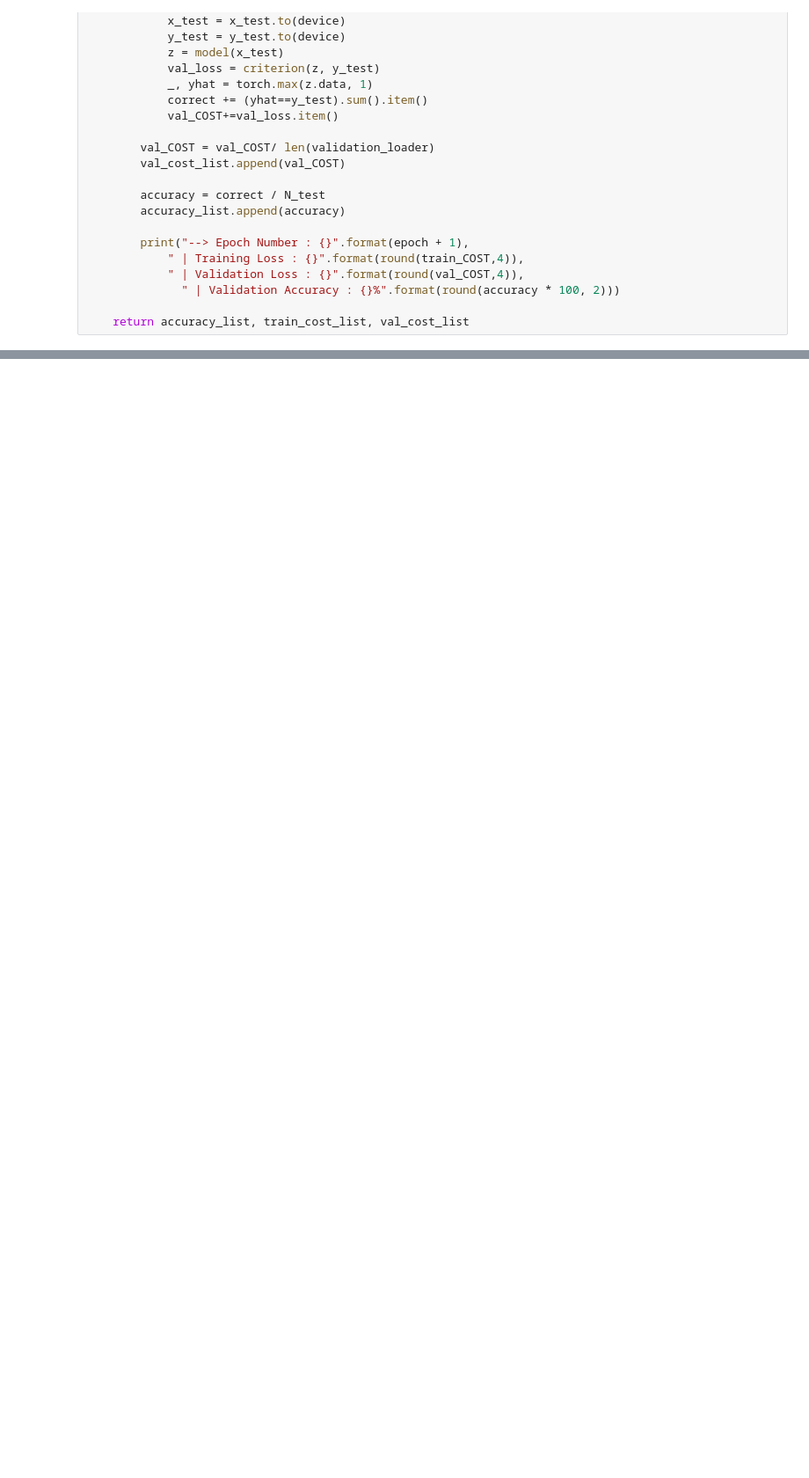
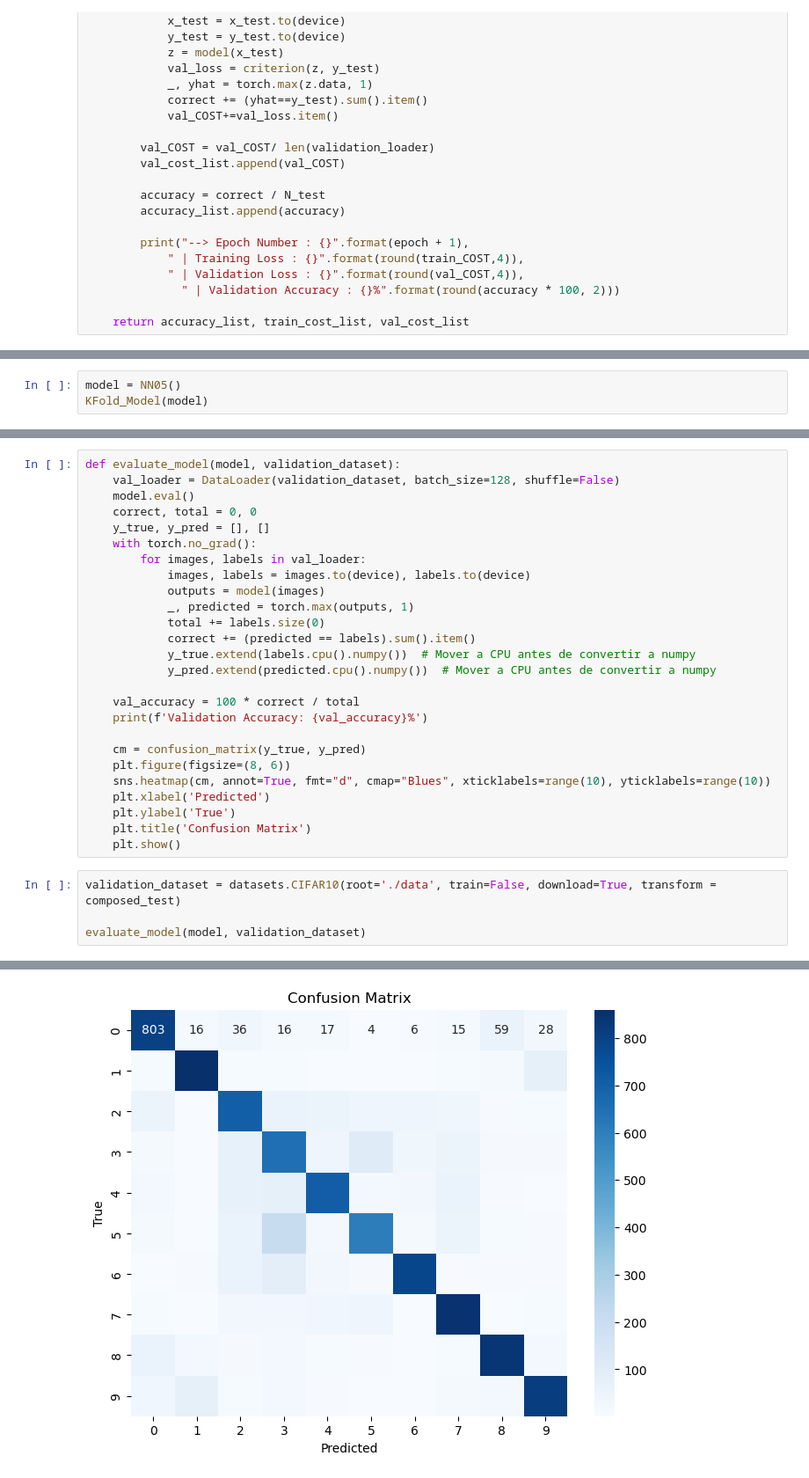
Before and after one commit to blacruvan/CNN-CIFAR10, a Jupyter notebook: models/kfold.ipynb, the cells around one changed output, grey strips where cells are left out. Shown at 88% size. Drawn from its saved outputs; the diff is of its cells as text; blank space fills up the shorter version.

```diff
--- a/models/kfold.ipynb
+++ b/models/kfold.ipynb
@@ -174,0 +251,3 @@ Standard Deviation: 4.889050623587367%
+# %%
+model = NN05()
+KFold_Model(model)
@@ -174,0 +264,31 @@ Standard Deviation: 4.889050623587367%
+# %%
+def evaluate_model(model, validation_dataset):
+    val_loader = DataLoader(validation_dataset, batch_size=128, shuffle=False)
+    model.eval()
+    correct, total = 0, 0
+    y_true, y_pred = [], []
+    with torch.no_grad():
+        for images, labels in val_loader:
+            images, labels = images.to(device), labels.to(device)
+            outputs = model(images)
+            _, predicted = torch.max(outputs, 1)
+            total += labels.size(0)
+            correct += (predicted == labels).sum().item()
+            y_true.extend(labels.cpu().numpy())  # Mover a CPU antes de convertir a numpy
+            y_pred.extend(predicted.cpu().numpy())  # Mover a CPU antes de convertir a numpy
+
+    val_accuracy = 100 * correct / total
+    print(f'Validation Accuracy: {val_accuracy}%')
+
+    cm = confusion_matrix(y_true, y_pred)
+    plt.figure(figsize=(8, 6))
+    sns.heatmap(cm, annot=True, fmt="d", cmap="Blues", xticklabels=range(10), yticklabels=range(10))
+    plt.xlabel('Predicted')
+    plt.ylabel('True')
+    plt.title('Confusion Matrix')
+    plt.show()
+# %%
+validation_dataset = datasets.CIFAR10(root='./data', train=False, download=True, transform = composed_test)
+
+evaluate_model(model, validation_dataset)
+# %% [output]
@@ -174,0 +297 @@ Standard Deviation: 4.889050623587367%
+[figure, added]
```
Also changed, not shown: parts of 13 cells of this notebook, 4 other files.
